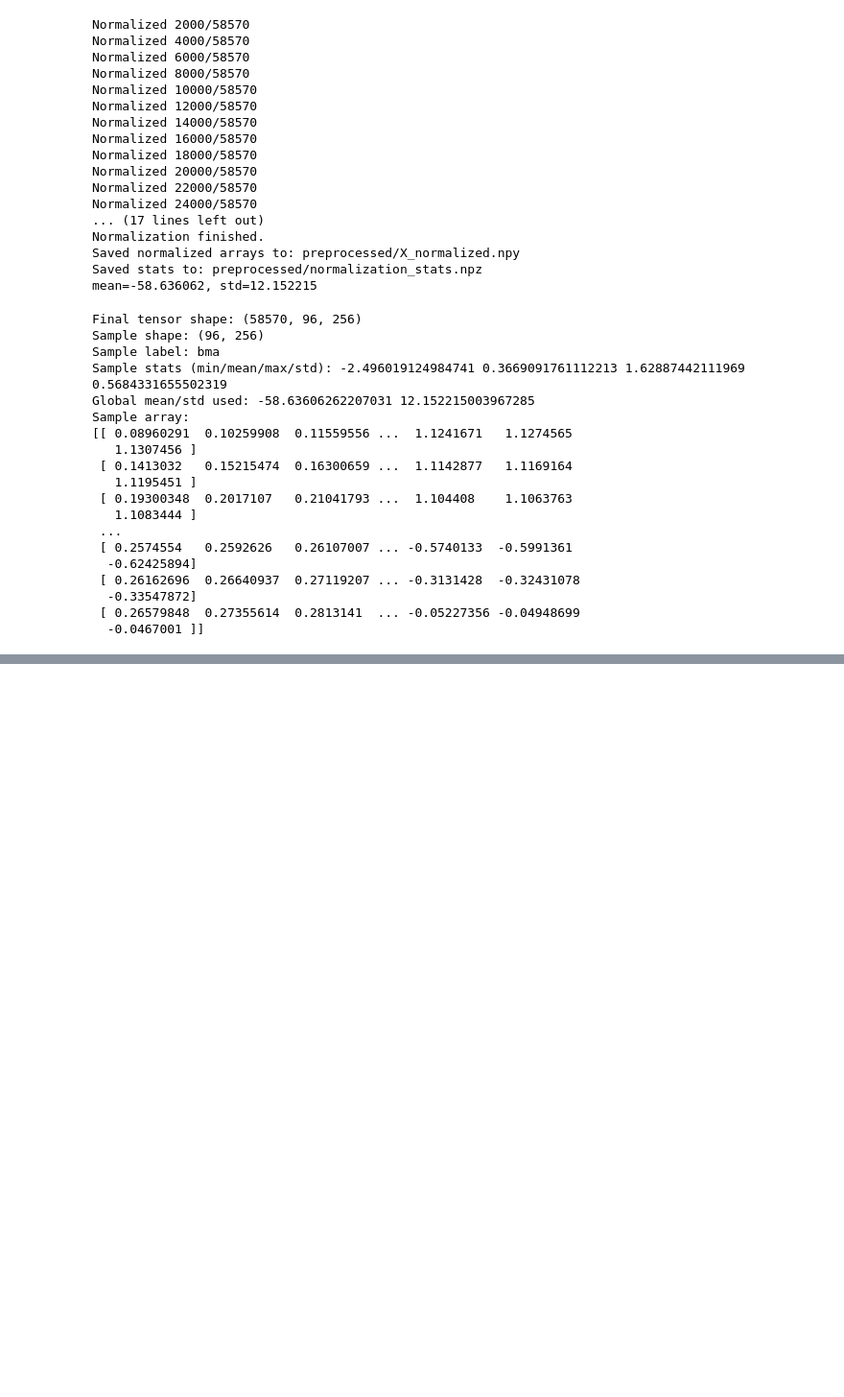
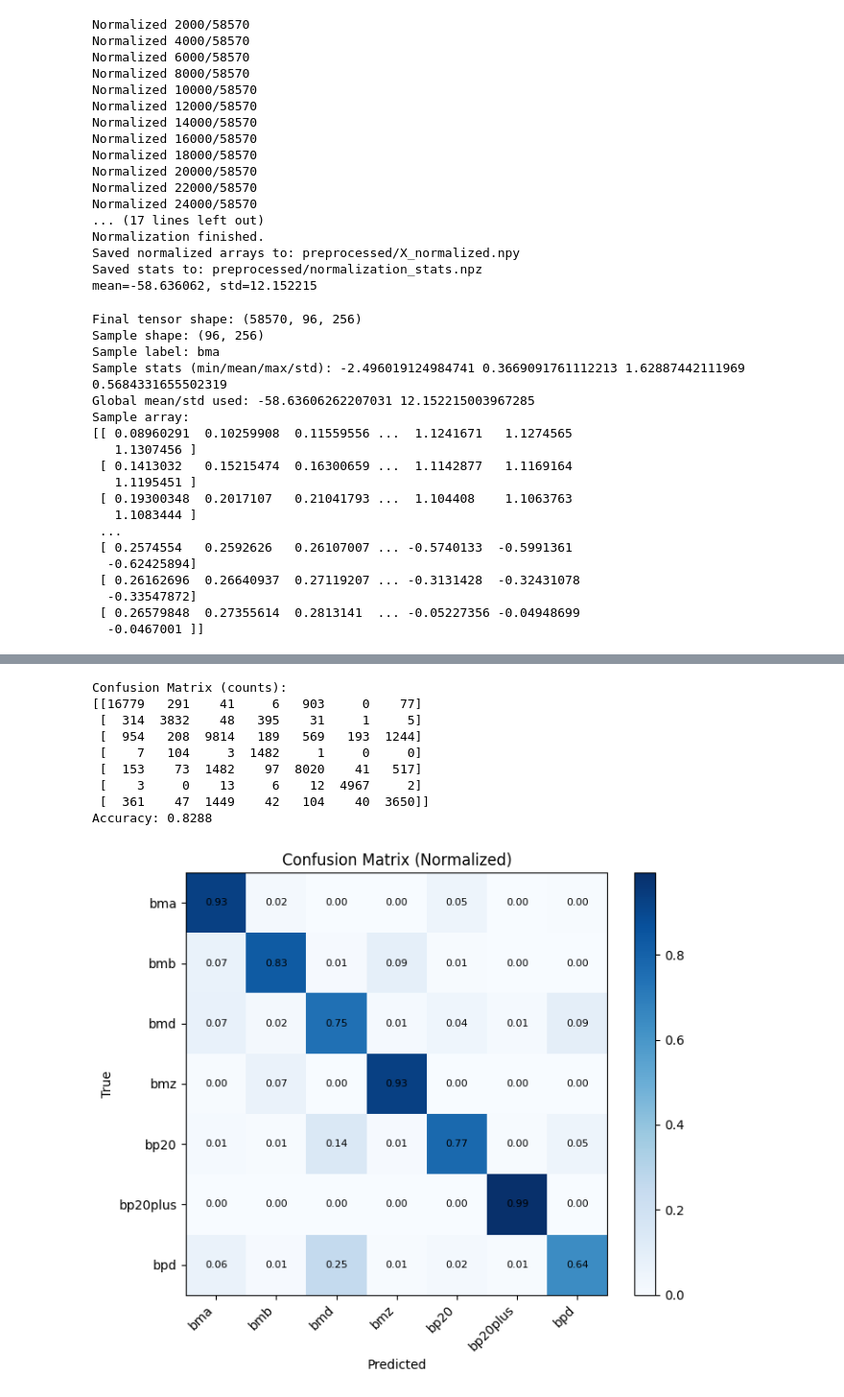
Before and after one commit to lyn-rml/biodcase-whale-spectrogram-dataset, a Jupyter notebook: main.ipynb, the cells around one changed output, grey strips where cells are left out. Shown at 96% size. Saved outputs shown, nothing was run; the diff lists cells and outputs as text; code cells hidden in the pictures; blank space fills up the shorter version.

```diff
--- a/main.ipynb
+++ b/main.ipynb
@@ -519,0 +746,67 @@ Sample array:
+# %%
+# Confusion matrix (rows = true class, cols = predicted class)
+import numpy as np
+import torch
+from torch.utils.data import DataLoader
+import matplotlib.pyplot as plt
+
+# If you have validation arrays, replace X,y with X_val,y_val here.
+eval_dataset = SpectrogramDataset(X, y)
+eval_loader = DataLoader(
+    eval_dataset,
+    batch_size=256,
+    shuffle=False,
+    num_workers=0,
+    pin_memory=(device.type == "cuda"),
+)
+
+model.eval()
+cm = np.zeros((num_classes, num_classes), dtype=np.int64)
+
+with torch.no_grad():
+    for xb, yb in eval_loader:
+        xb = xb.to(device, non_blocking=True)
+        yb = yb.to(device, non_blocking=True)
+        preds = model(xb).argmax(dim=1).cpu().numpy()
+        true = yb.cpu().numpy()
+        for t, p in zip(true, preds):
+            cm[t, p] += 1
+
+print("Confusion Matrix (counts):")
+print(cm)
+
+acc = np.trace(cm) / cm.sum()
+print(f"Accuracy: {acc:.4f}")
+
+# Normalized confusion matrix (each row sums to 1)
+cm_norm = cm / np.clip(cm.sum(axis=1, keepdims=True), 1, None)
+
+fig, ax = plt.subplots(figsize=(8, 6))
+im = ax.imshow(cm_norm, cmap="Blues")
+ax.set_title("Confusion Matrix (Normalized)")
+ax.set_xlabel("Predicted")
+ax.set_ylabel("True")
+ax.set_xticks(np.arange(num_classes))
+ax.set_yticks(np.arange(num_classes))
+ax.set_xticklabels(label_names, rotation=45, ha="right")
+ax.set_yticklabels(label_names)
+
+# annotate cells
+for i in range(num_classes):
+    for j in range(num_classes):
+        ax.text(j, i, f"{cm_norm[i, j]:.2f}", ha="center", va="center", fontsize=8)
+
+fig.colorbar(im, ax=ax, fraction=0.046, pad=0.04)
+plt.tight_layout()
+plt.show()
+# %% [output]
+Confusion Matrix (counts):
+[[16779   291    41     6   903     0    77]
+ [  314  3832    48   395    31     1     5]
+ [  954   208  9814   189   569   193  1244]
+ [    7   104     3  1482     1     0     0]
+ [  153    73  1482    97  8020    41   517]
+ [    3     0    13     6    12  4967     2]
+ [  361    47  1449    42   104    40  3650]]
+Accuracy: 0.8288
+[figure, added]
```
Also changed, not shown: parts of 6 cells of this notebook, 6 other files.
